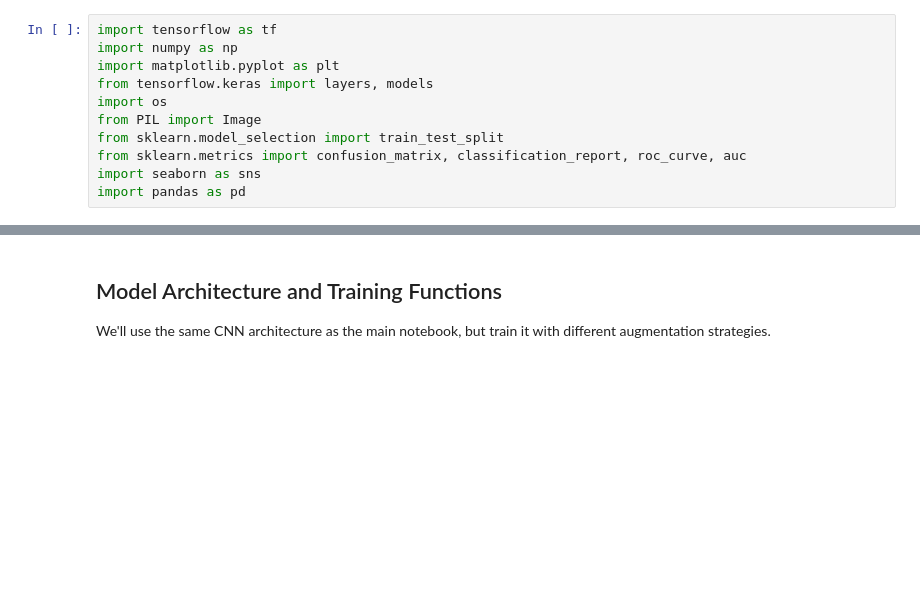
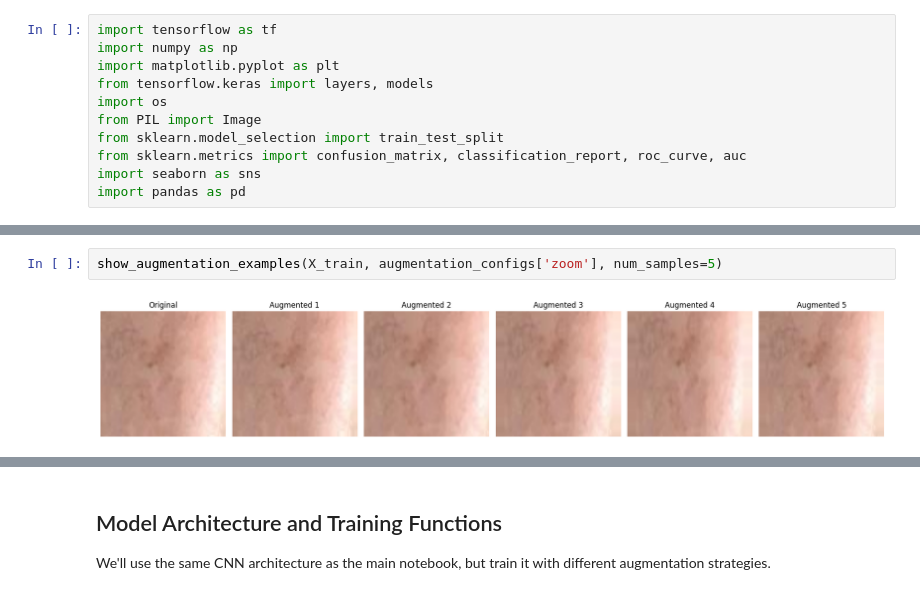
Before and after one commit to hirajya/CCDEPLRL_PROJECT_COM222, a Jupyter notebook: notebooks/estrada/augmentation_analysis.ipynb, the cells around one changed output, grey strips where cells are left out. Drawn from its saved outputs; the diff is of its cells as text; blank space fills up the shorter version.

```diff
--- a/notebooks/estrada/augmentation_analysis.ipynb
+++ b/notebooks/estrada/augmentation_analysis.ipynb
@@ -91,0 +145,4 @@ Number of normal images: 200
+# %%
+show_augmentation_examples(X_train, augmentation_configs['zoom'], num_samples=5)
+# %% [output]
+[figure, added]
```
Also changed, not shown: parts of 11 cells of this notebook, 4 other files.
